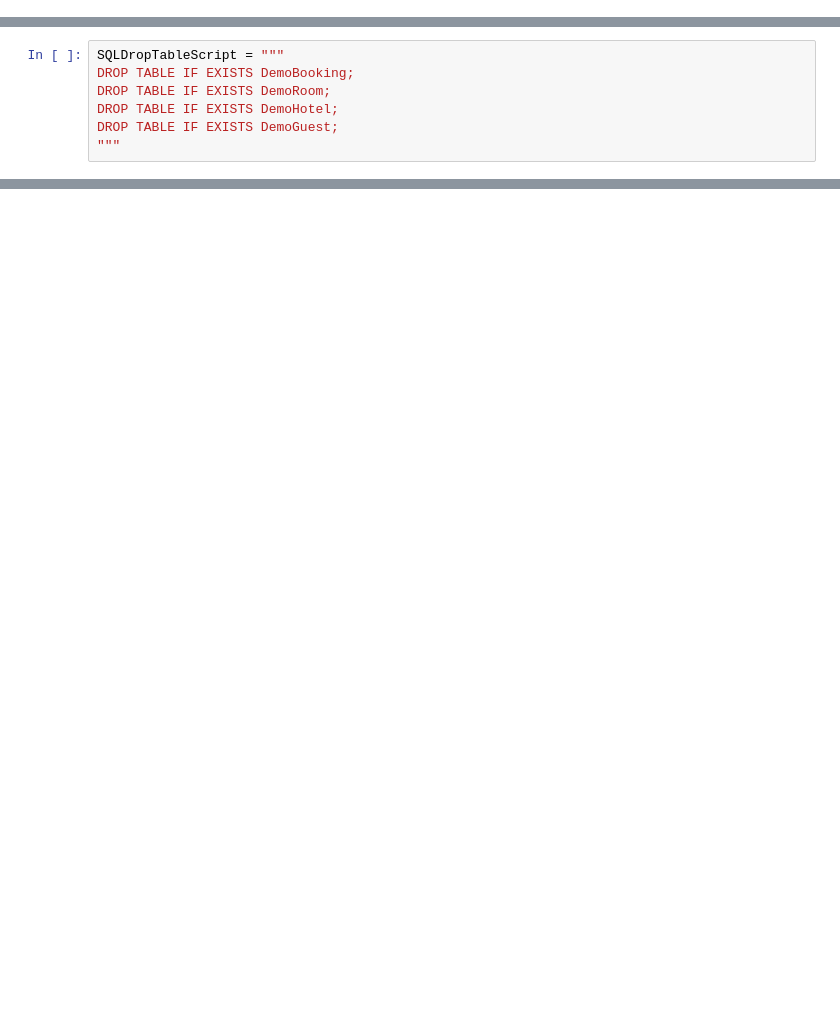
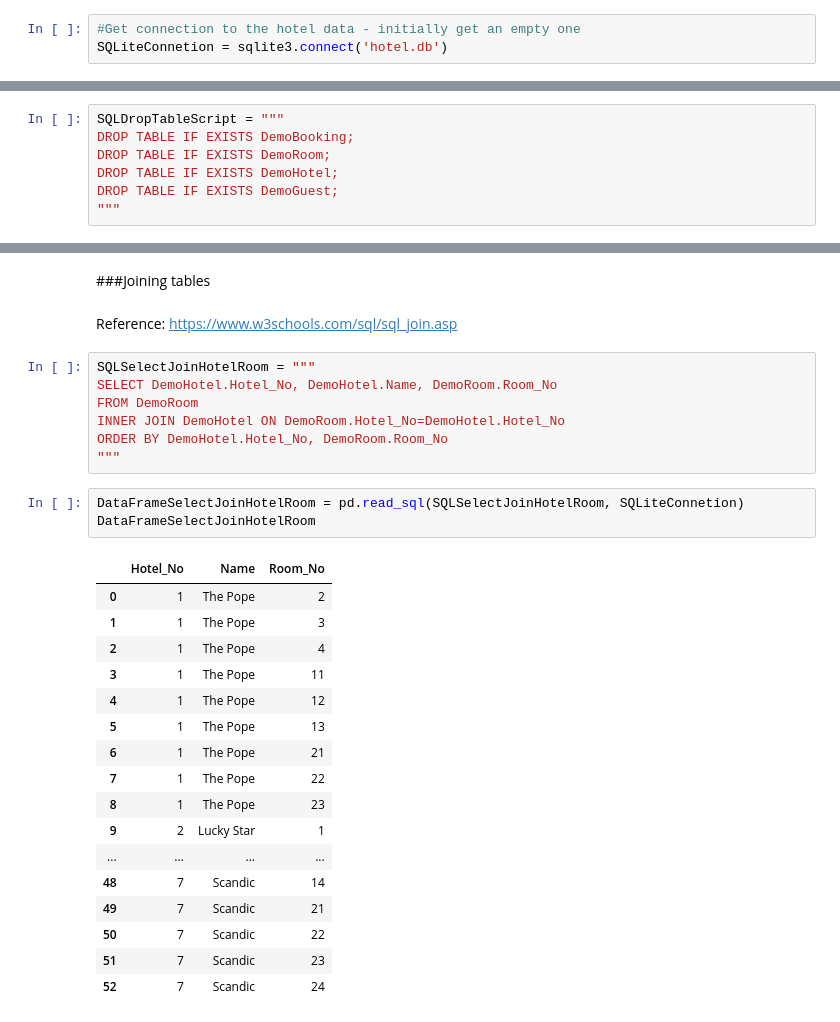
Before and after one commit to jpandersen61/SQLLiteNotebooks, a Jupyter notebook: Establishing_a_relational_database_HotelDB_SQLLite.ipynb, the cells around one changed output, grey strips where cells are left out. Saved outputs shown, nothing was run; the diff lists cells and outputs as text; blank space fills up the shorter version.

```diff
--- a/Establishing_a_relational_database_HotelDB_SQLLite.ipynb
+++ b/Establishing_a_relational_database_HotelDB_SQLLite.ipynb
@@ -18,2 +18,5 @@ con = sqlite3.connect('hotel.db')
+# %%
+#Get connection to the hotel data - initially get an empty one
+SQLiteConnetion = sqlite3.connect('hotel.db')
 # %%
 # create cursor object
@@ -379,0 +445,32 @@ queryResult
+# %% [markdown]
+###Joining tables
+# %% [markdown]
+Reference:  https://www.w3schools.com/sql/sql_join.asp
+# %%
+SQLSelectJoinHotelRoom = """
+SELECT DemoHotel.Hotel_No, DemoHotel.Name, DemoRoom.Room_No
+FROM DemoRoom
+INNER JOIN DemoHotel ON DemoRoom.Hotel_No=DemoHotel.Hotel_No
+ORDER BY DemoHotel.Hotel_No, DemoRoom.Room_No
+"""
+# %%
+DataFrameSelectJoinHotelRoom = pd.read_sql(SQLSelectJoinHotelRoom, SQLiteConnetion)
+DataFrameSelectJoinHotelRoom
+# %% [output]
+|  | Hotel_No | Name | Room_No |
+| 0 | 1 | The Pope | 2 |
+| 1 | 1 | The Pope | 3 |
+| 2 | 1 | The Pope | 4 |
+| 3 | 1 | The Pope | 11 |
+| 4 | 1 | The Pope | 12 |
+| 5 | 1 | The Pope | 13 |
+| 6 | 1 | The Pope | 21 |
+| 7 | 1 | The Pope | 22 |
+| 8 | 1 | The Pope | 23 |
+| 9 | 2 | Lucky Star | 1 |
+| ... | ... | ... | ... |
+| 48 | 7 | Scandic | 14 |
+| 49 | 7 | Scandic | 21 |
+| 50 | 7 | Scandic | 22 |
+| 51 | 7 | Scandic | 23 |
+| 52 | 7 | Scandic | 24 |
```
Also changed, not shown: parts of 69 cells of this notebook.
